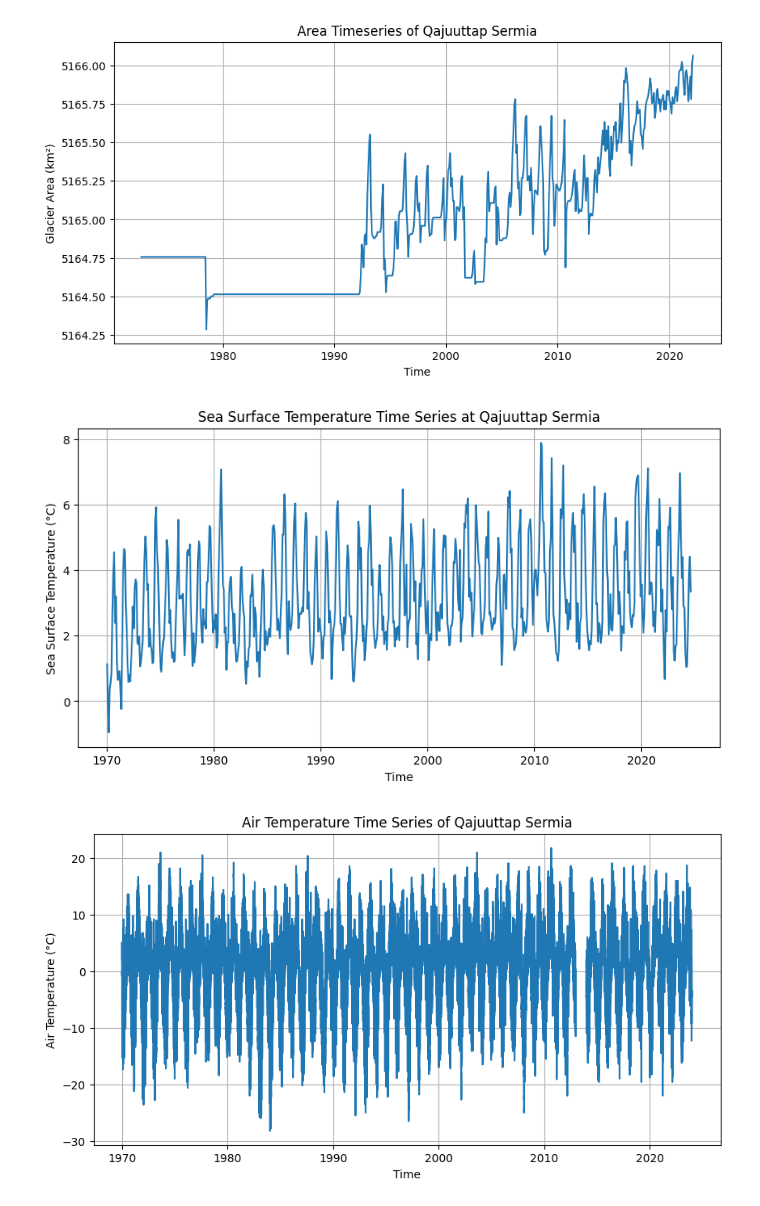
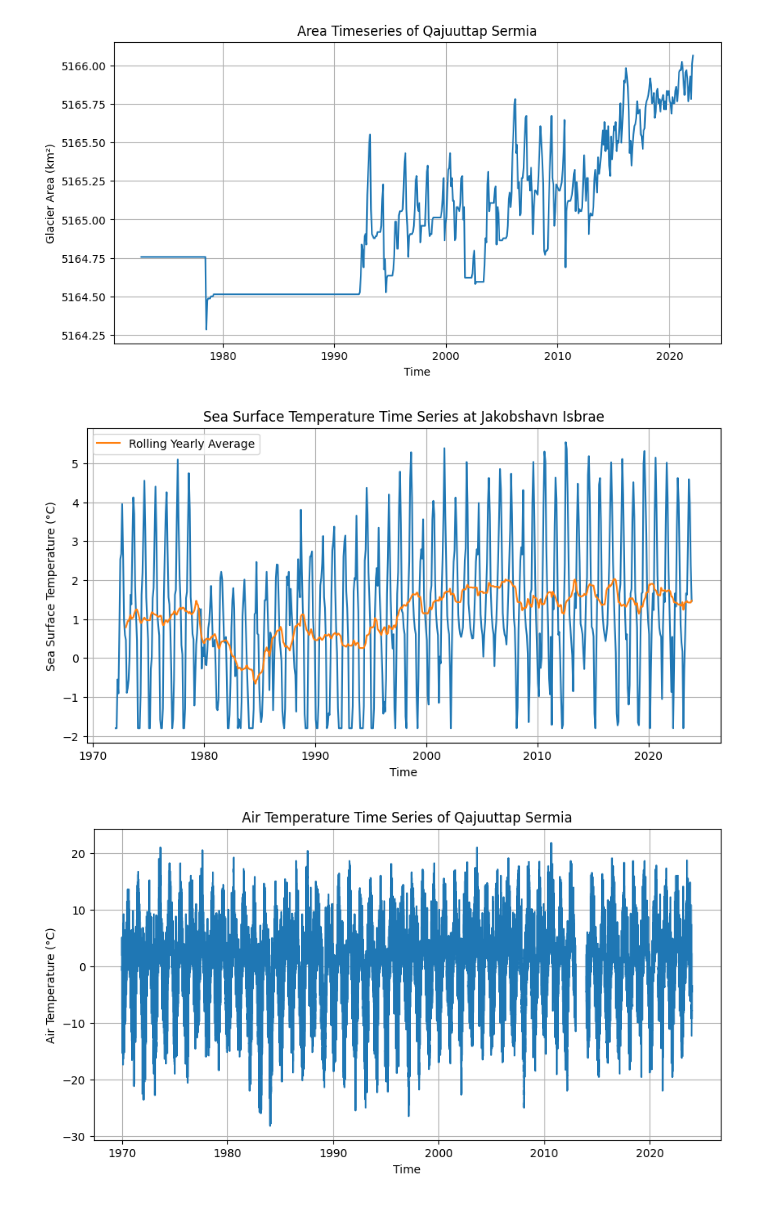
Before and after one commit to joelbarron06/ESDA2_Project, a Jupyter notebook: project_code.ipynb, the cells around one changed output. Drawn from its saved outputs; the diff is of its cells as text; code cells hidden in the pictures.

```diff
--- a/project_code.ipynb
+++ b/project_code.ipynb
@@ -339,27 +339,32 @@ plt.show()
 [figure]
 # %%
 # SST Time Series Plot for glacier of choice, with time restriction
-GLACIER = 'Qajuuttap Sermia'
-START_TIME = '1970-01-01'
-END_TIME = '2025-12-31'
+GLACIER = 'Jakobshavn Isbrae'
+START_TIME = '1972-01-01'
+END_TIME = '2023-12-12'
 
 target_location = (glacier_locations[GLACIER]['lat'], glacier_locations[GLACIER]['lon'])
 ind_lat, ind_lon = pick_closest_SST(sst_lat, sst_lon, sst, target_location)
 glacier_sst = sst[:, ind_lat, ind_lon]
 
 restricted_time = (sst_time >= START_TIME) & (sst_time <= END_TIME)
 sst_time_plot = sst_time[restricted_time]
 glacier_sst_plot = glacier_sst[restricted_time]
 
+plot_df = pd.DataFrame({'sst': glacier_sst_plot, 'date': sst_time_plot})
+plot_df = plot_df.set_index('date')
+
 plt.figure(figsize=(10,5))
-plt.plot(sst_time_plot, glacier_sst_plot)
+plt.plot(plot_df)
+plt.plot(plot_df.rolling(window=12).mean(), label='Rolling Yearly Average')
 plt.title(f'Sea Surface Temperature Time Series at {GLACIER}')
 plt.xlabel('Time')
 plt.ylabel('Sea Surface Temperature (°C)')
 plt.grid()
+plt.legend()
 plt.show()
 # %% [output]
-[figure, old version]
+[figure, new version]
 # %%
 # Airtemp Time Series Plot for glacier of choice with time restriction
 GLACIER = 'Qajuuttap Sermia'
```
Also changed, not shown: parts of 4 cells of this notebook.
